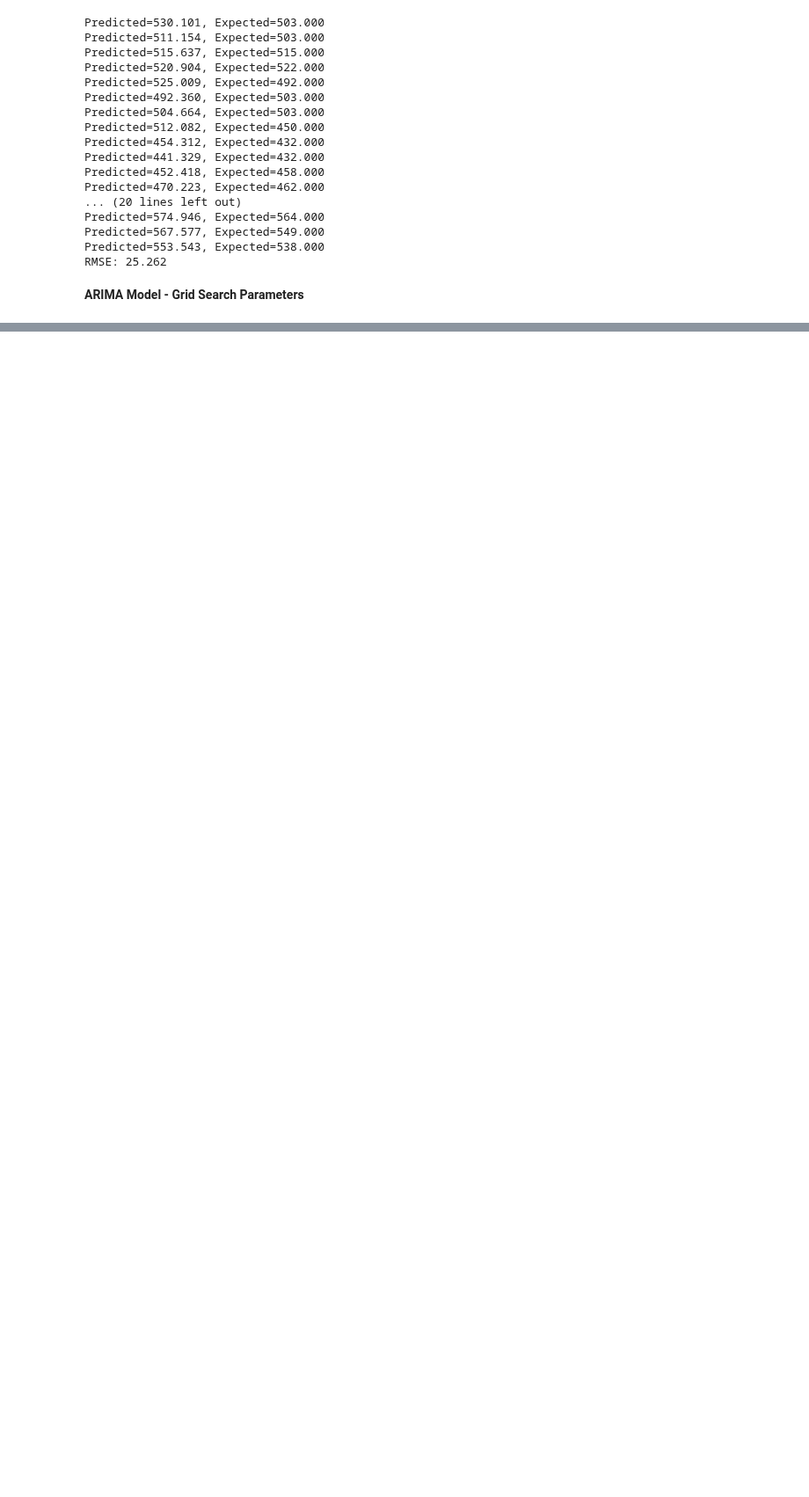
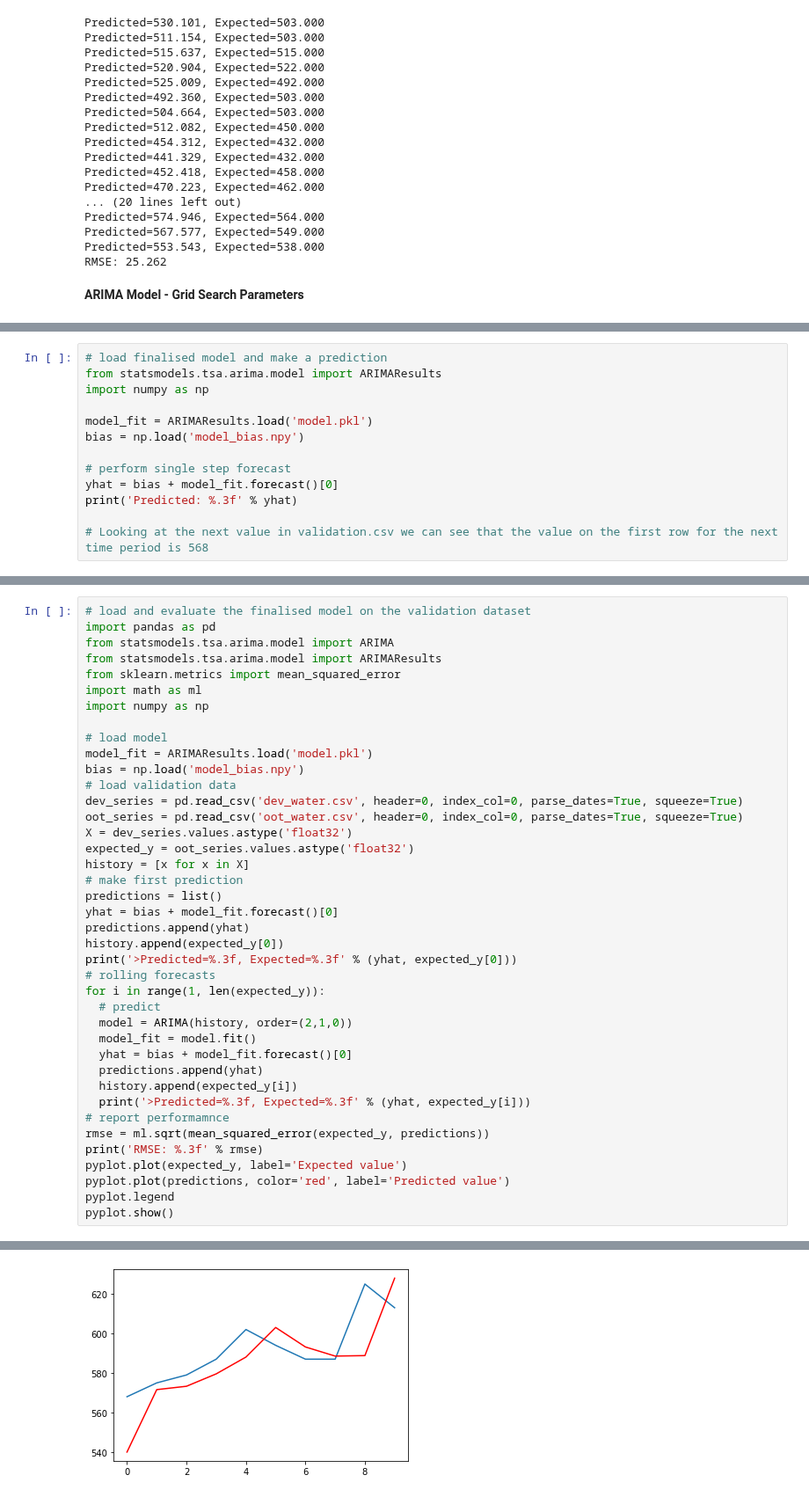
Before and after one commit to kenneth-craig/academyPub, a Jupyter notebook: ARIMA-annual-water-usage.ipynb, the cells around one changed output, grey strips where cells are left out. Shown at 88% size. Drawn from its saved outputs; the diff is of its cells as text; blank space fills up the shorter version.

```diff
--- a/ARIMA-annual-water-usage.ipynb
+++ b/ARIMA-annual-water-usage.ipynb
@@ -428,0 +602,13 @@ train len= 34, train_size=34
+# %%
+# load finalised model and make a prediction
+from statsmodels.tsa.arima.model import ARIMAResults
+import numpy as np
+
+model_fit = ARIMAResults.load('model.pkl')
+bias = np.load('model_bias.npy')
+
+# perform single step forecast
+yhat = bias + model_fit.forecast()[0]
+print('Predicted: %.3f' % yhat)
+
+# Looking at the next value in validation.csv we can see that the value on the first row for the next time period is 568
@@ -428,0 +624,41 @@ train len= 34, train_size=34
+# %%
+# load and evaluate the finalised model on the validation dataset
+import pandas as pd
+from statsmodels.tsa.arima.model import ARIMA
+from statsmodels.tsa.arima.model import ARIMAResults
+from sklearn.metrics import mean_squared_error
+import math as ml
+import numpy as np
+
+# load model
+model_fit = ARIMAResults.load('model.pkl')
+bias = np.load('model_bias.npy')
+# load validation data
+dev_series = pd.read_csv('dev_water.csv', header=0, index_col=0, parse_dates=True, squeeze=True)
+oot_series = pd.read_csv('oot_water.csv', header=0, index_col=0, parse_dates=True, squeeze=True)
+X = dev_series.values.astype('float32')
+expected_y = oot_series.values.astype('float32')
+history = [x for x in X]
+# make first prediction
+predictions = list()
+yhat = bias + model_fit.forecast()[0]
+predictions.append(yhat)
+history.append(expected_y[0])
+print('>Predicted=%.3f, Expected=%.3f' % (yhat, expected_y[0]))
+# rolling forecasts
+for i in range(1, len(expected_y)):
+  # predict
+  model = ARIMA(history, order=(2,1,0))
+  model_fit = model.fit()
+  yhat = bias + model_fit.forecast()[0]
+  predictions.append(yhat)
+  history.append(expected_y[i])
+  print('>Predicted=%.3f, Expected=%.3f' % (yhat, expected_y[i]))
+# report performamnce
+rmse = ml.sqrt(mean_squared_error(expected_y, predictions))
+print('RMSE: %.3f' % rmse)
+pyplot.plot(expected_y, label='Expected value')
+pyplot.plot(predictions, color='red', label='Predicted value')
+pyplot.legend
+pyplot.show()
+# %% [output]
@@ -428,0 +676 @@ train len= 34, train_size=34
+[figure, added]
```
Also changed, not shown: parts of 17 cells of this notebook.
